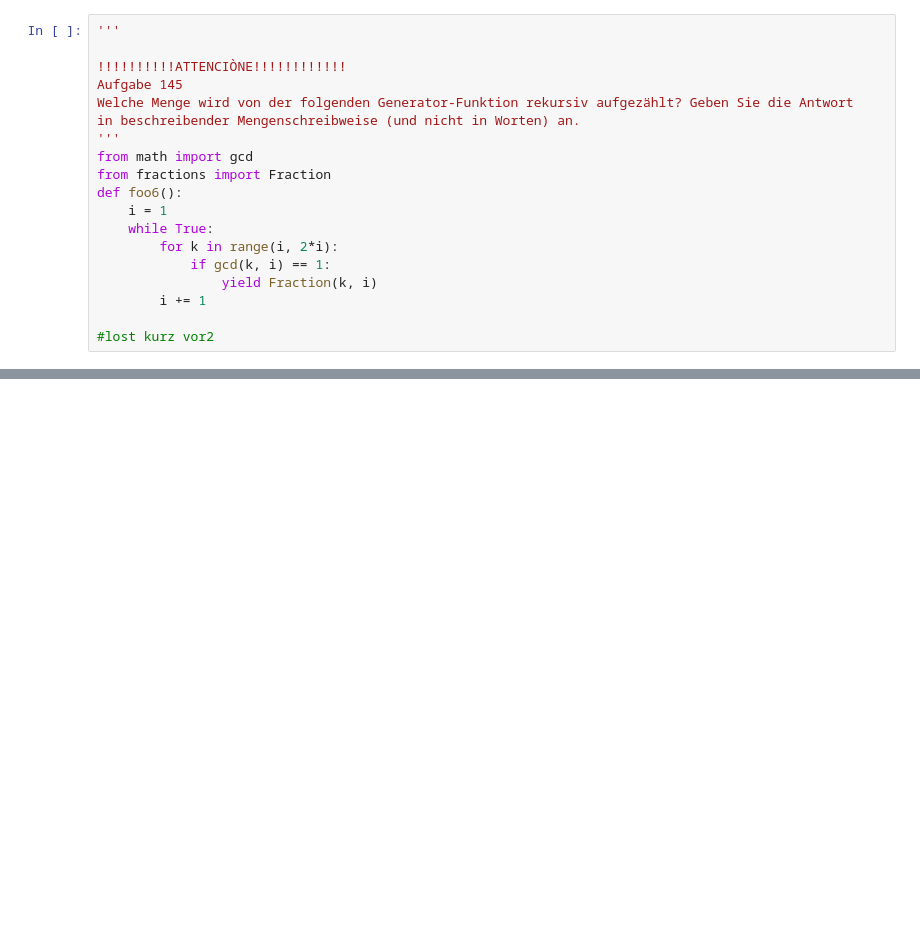
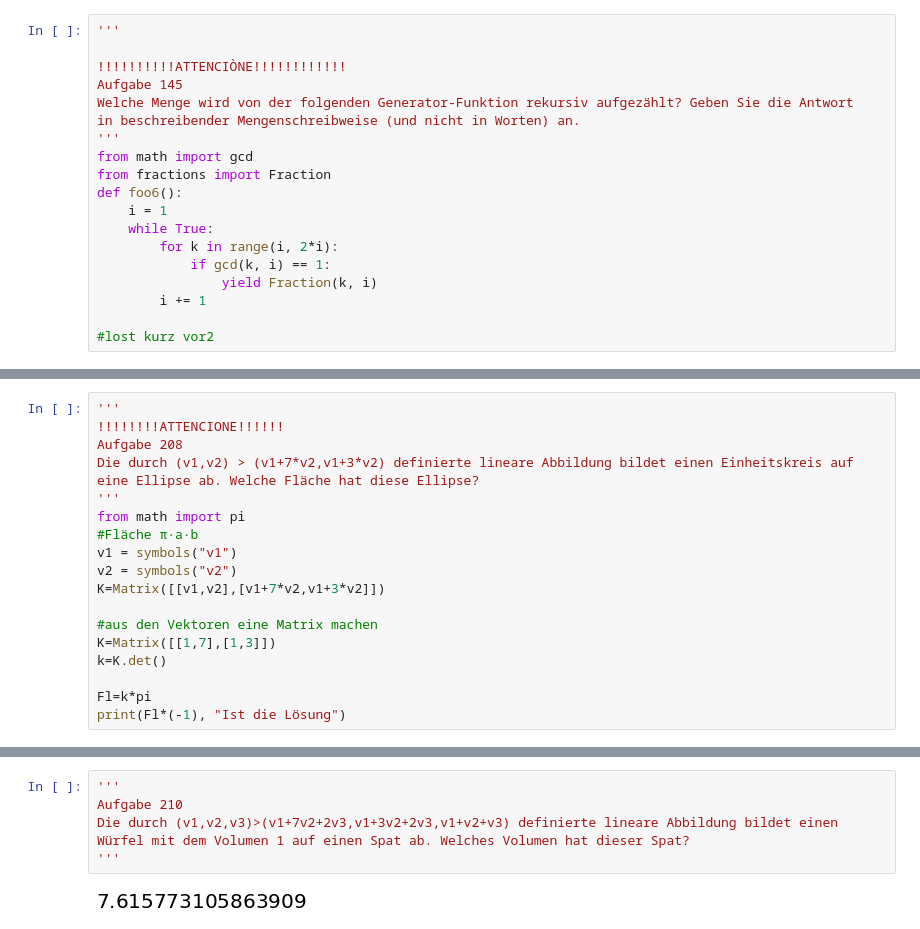
Before and after one commit to Physalisx8/Mathe2, a Jupyter notebook: Francie/ULTIMARATIOWS19.ipynb, the cells around one changed output, grey strips where cells are left out. Saved outputs shown, nothing was run; the diff lists cells and outputs as text; blank space fills up the shorter version.

```diff
--- a/Francie/ULTIMARATIOWS19.ipynb
+++ b/Francie/ULTIMARATIOWS19.ipynb
@@ -386,0 +1340,18 @@ Welche der folgenden Mengen von Paaren sind rechtseindeutig?
+# %%
+'''
+!!!!!!!!ATTENCIONE!!!!!!
+Aufgabe 208
+Die durch (v1,v2) > (v1+7*v2,v1+3*v2) definierte lineare Abbildung bildet einen Einheitskreis auf eine Ellipse ab. Welche Fläche hat diese Ellipse?
+'''
+from math import pi
+#Fläche π·a·b
+v1 = symbols("v1")
+v2 = symbols("v2")
+K=Matrix([[v1,v2],[v1+7*v2,v1+3*v2]])
+
+#aus den Vektoren eine Matrix machen
+K=Matrix([[1,7],[1,3]])
+k=K.det()
+
+Fl=k*pi
+print(Fl*(-1), "Ist die Lösung")
@@ -386,0 +1378,7 @@ Welche der folgenden Mengen von Paaren sind rechtseindeutig?
+# %%
+'''
+Aufgabe 210
+Die durch (v1,v2,v3)>(v1+7v2+2v3,v1+3v2+2v3,v1+v2+v3) definierte lineare Abbildung bildet einen Würfel mit dem Volumen 1 auf einen Spat ab. Welches Volumen hat dieser Spat?
+'''
+# %% [output]
+[figure, added]
```
Also changed, not shown: parts of 75 cells of this notebook.
